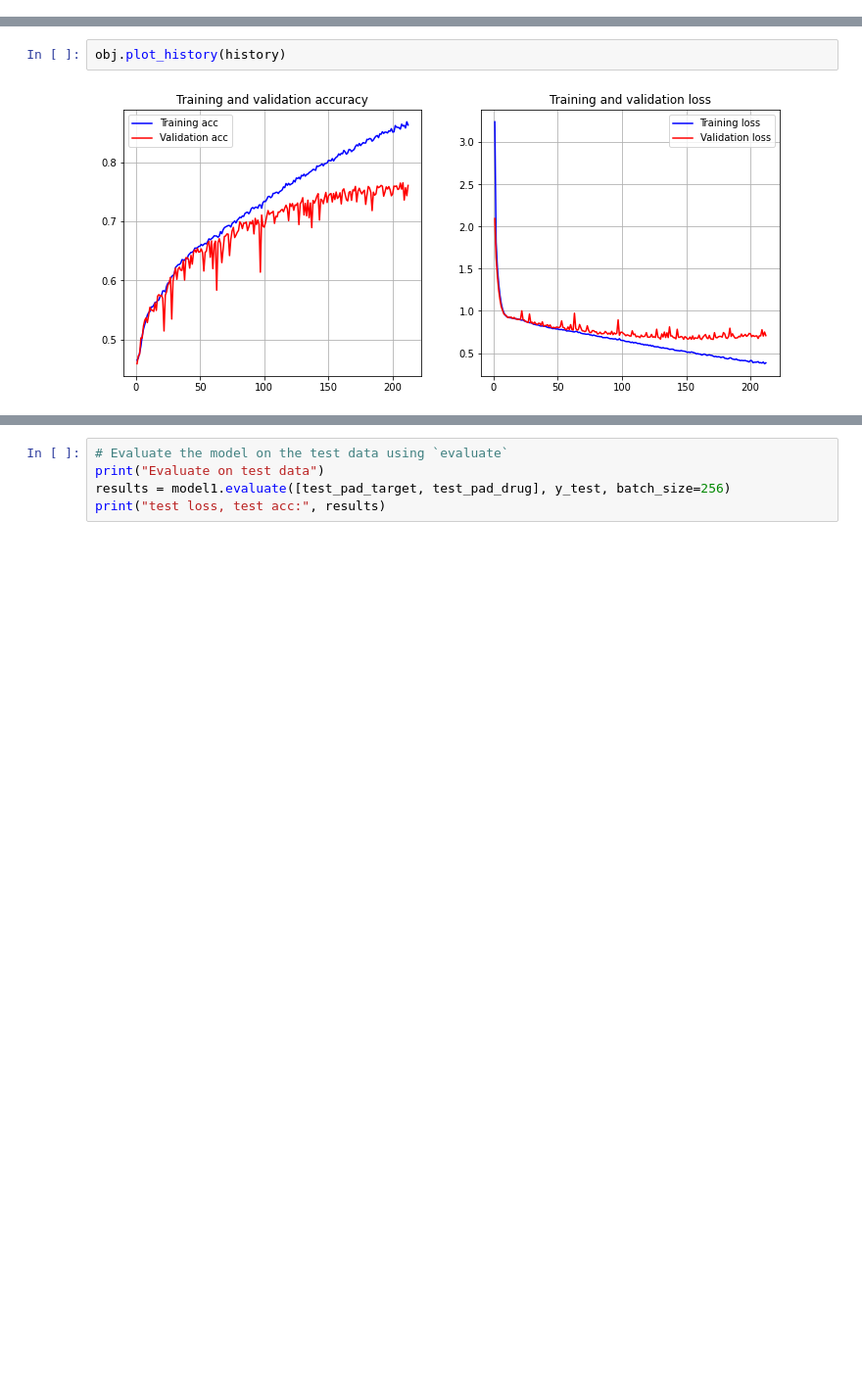
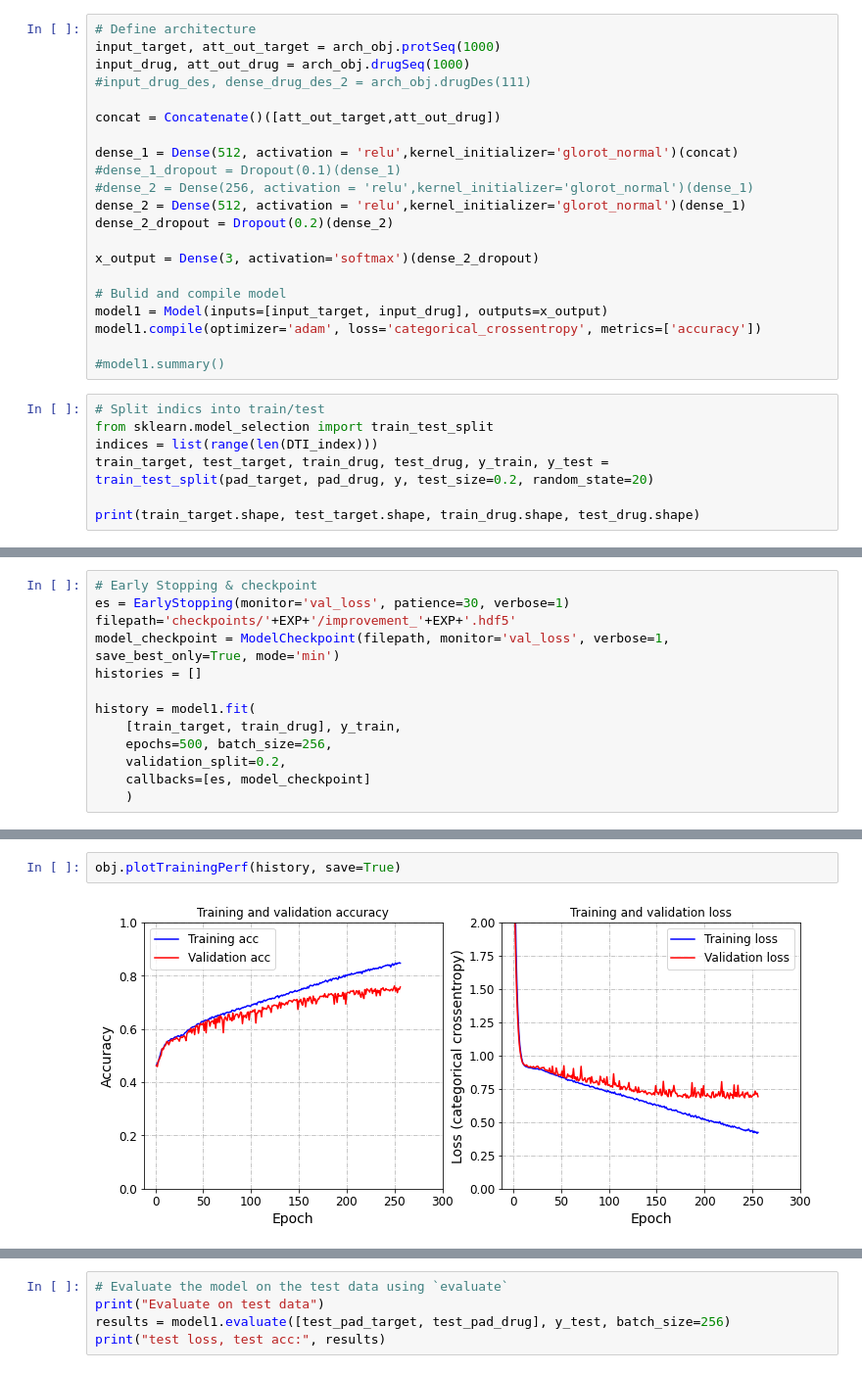
Before and after one commit to TeamSundar/dNNDR, a Jupyter notebook: CD100T10.ipynb, the cells around one changed output, grey strips where cells are left out. Shown at 98% size. Saved outputs shown, nothing was run; the diff lists cells and outputs as text; blank space fills up the shorter version.

```diff
--- a/CD100T10.ipynb
+++ b/CD100T10.ipynb
@@ -283,0 +77,28 @@ model1.save('models/drugTargetSeqOnly.h5')
+# %%
+# Define architecture
+input_target, att_out_target = arch_obj.protSeq(1000)
+input_drug, att_out_drug = arch_obj.drugSeq(1000)
+#input_drug_des, dense_drug_des_2 = arch_obj.drugDes(111)
+
+concat = Concatenate()([att_out_target,att_out_drug])
+
+dense_1 = Dense(512, activation = 'relu',kernel_initializer='glorot_normal')(concat)
+#dense_1_dropout = Dropout(0.1)(dense_1)
+#dense_2 = Dense(256, activation = 'relu',kernel_initializer='glorot_normal')(dense_1)
+dense_2 = Dense(512, activation = 'relu',kernel_initializer='glorot_normal')(dense_1)
+dense_2_dropout = Dropout(0.2)(dense_2)
+
+x_output = Dense(3, activation='softmax')(dense_2_dropout)
+
+# Bulid and compile model
+model1 = Model(inputs=[input_target, input_drug], outputs=x_output)
+model1.compile(optimizer='adam', loss='categorical_crossentropy', metrics=['accuracy'])
+
+#model1.summary()
+# %%
+# Split indics into train/test
+from sklearn.model_selection import train_test_split
+indices = list(range(len(DTI_index)))
+train_target, test_target, train_drug, test_drug, y_train, y_test = train_test_split(pad_target, pad_drug, y, test_size=0.2, random_state=20)
+
+print(train_target.shape, test_target.shape, train_drug.shape, test_drug.shape)
@@ -283,0 +107,13 @@ model1.save('models/drugTargetSeqOnly.h5')
+# %%
+# Early Stopping & checkpoint
+es = EarlyStopping(monitor='val_loss', patience=30, verbose=1)
+filepath='checkpoints/'+EXP+'/improvement_'+EXP+'.hdf5'
+model_checkpoint = ModelCheckpoint(filepath, monitor='val_loss', verbose=1, save_best_only=True, mode='min')
+histories = []
+
+history = model1.fit(
+    [train_target, train_drug], y_train,
+    epochs=500, batch_size=256,
+    validation_split=0.2,
+    callbacks=[es, model_checkpoint]
+    )
@@ -284,4 +138,4 @@ model1.save('models/drugTargetSeqOnly.h5')
 # %%
-obj.plot_history(history)
+obj.plotTrainingPerf(history, save=True)
 # %% [output]
-[figure, old version]
+[figure, new version]
```
Also changed, not shown: parts of 37 cells of this notebook.
